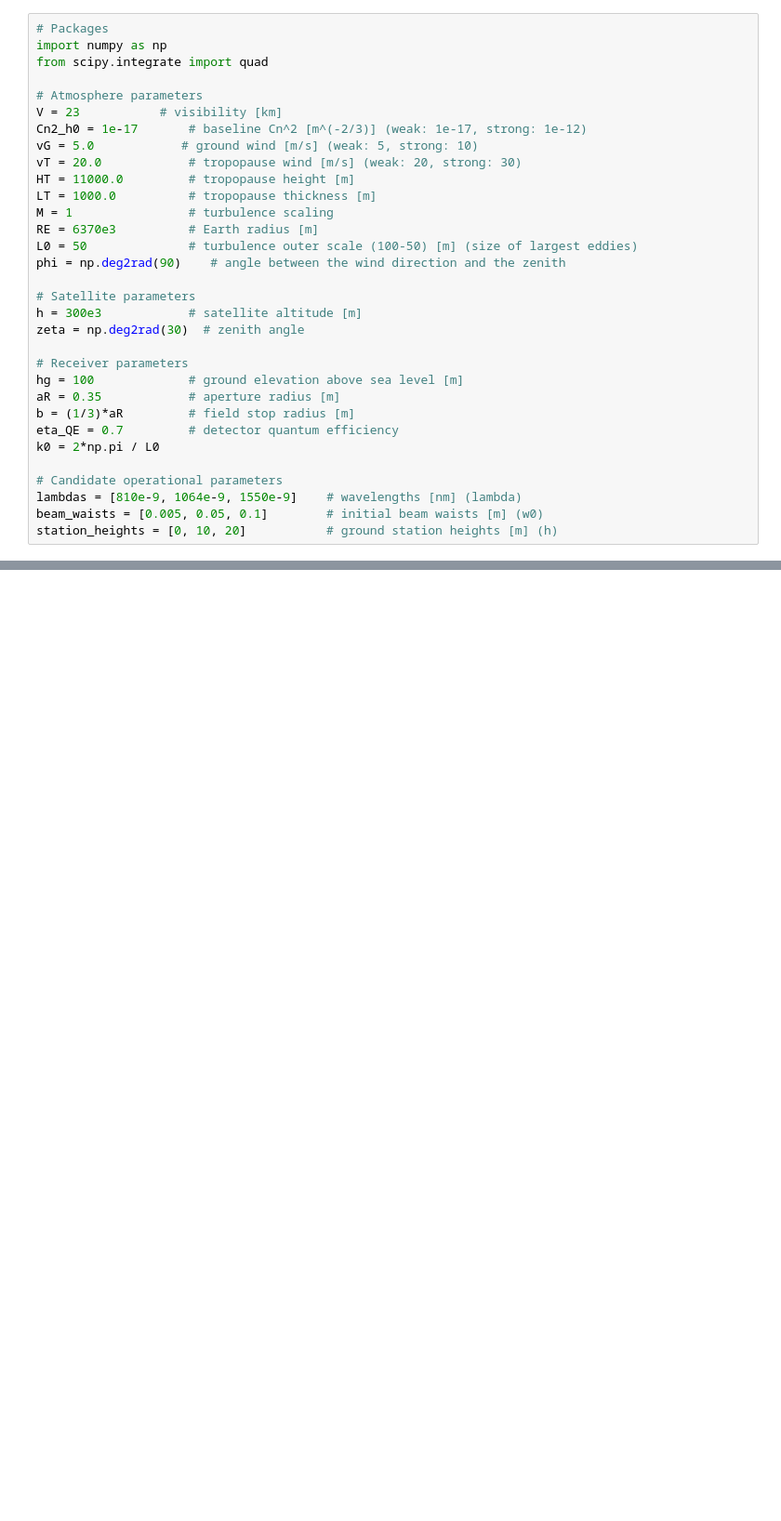
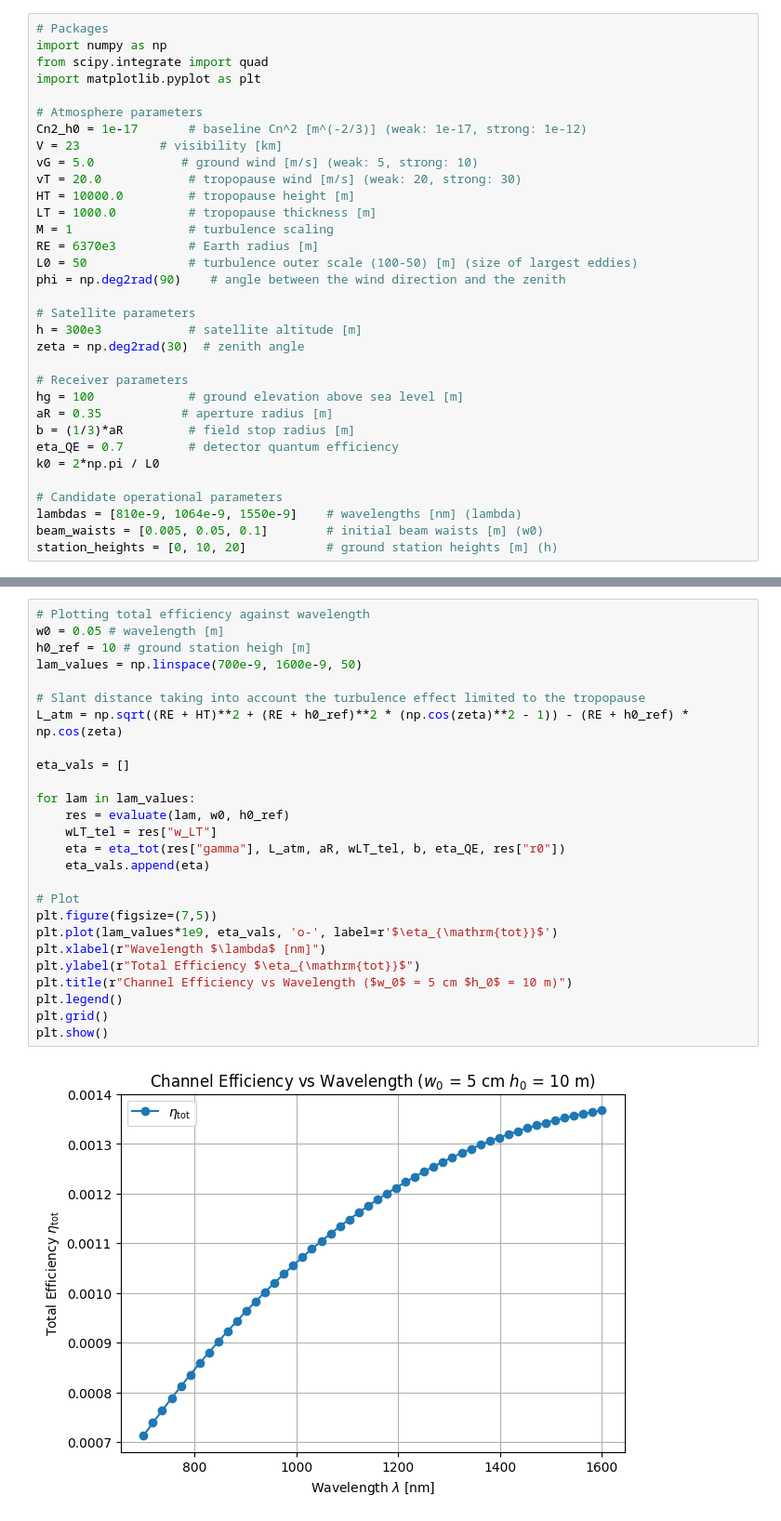
Before and after one commit to gehadibany/thesis_work, a Jupyter notebook: operational_parameters_selection.ipynb, the cells around one changed output, grey strips where cells are left out. Shown at 93% size. Cells and saved outputs as stored; diff of their text form; blank space fills up the shorter version.

Commit message:
Add the plotting cells

```diff
--- a/operational_parameters_selection.ipynb
+++ b/operational_parameters_selection.ipynb
@@ -2,13 +2,14 @@
 # Packages
 import numpy as np
 from scipy.integrate import quad
+import matplotlib.pyplot as plt
 
 # Atmosphere parameters
+Cn2_h0 = 1e-17       # baseline Cn^2 [m^(-2/3)] (weak: 1e-17, strong: 1e-12)
 V = 23           # visibility [km]
-Cn2_h0 = 1e-17       # baseline Cn^2 [m^(-2/3)] (weak: 1e-17, strong: 1e-12)
 vG = 5.0            # ground wind [m/s] (weak: 5, strong: 10)
 vT = 20.0            # tropopause wind [m/s] (weak: 20, strong: 30)
-HT = 11000.0         # tropopause height [m]
+HT = 10000.0         # tropopause height [m]
 LT = 1000.0          # tropopause thickness [m]
 M = 1                # turbulence scaling
 RE = 6370e3          # Earth radius [m]
@@ -21,7 +22,7 @@ zeta = np.deg2rad(30)  # zenith angle
 
 # Receiver parameters
 hg = 100             # ground elevation above sea level [m]
-aR = 0.35            # aperture radius [m]
+aR = 0.35           # aperture radius [m]
 b = (1/3)*aR         # field stop radius [m]
 eta_QE = 0.7         # detector quantum efficiency
 k0 = 2*np.pi / L0
@@ -176,0 +178,28 @@ for r in results:
+# %%
+# Plotting total efficiency against wavelength
+w0 = 0.05 # wavelength [m]
+h0_ref = 10 # ground station heigh [m]
+lam_values = np.linspace(700e-9, 1600e-9, 50)
+
+# Slant distance taking into account the turbulence effect limited to the tropopause
+L_atm = np.sqrt((RE + HT)**2 + (RE + h0_ref)**2 * (np.cos(zeta)**2 - 1)) - (RE + h0_ref) * np.cos(zeta)
+
+eta_vals = []
+
+for lam in lam_values:
+    res = evaluate(lam, w0, h0_ref)
+    wLT_tel = res["w_LT"]
+    eta = eta_tot(res["gamma"], L_atm, aR, wLT_tel, b, eta_QE, res["r0"])
+    eta_vals.append(eta)
+
+# Plot
+plt.figure(figsize=(7,5))
+plt.plot(lam_values*1e9, eta_vals, 'o-', label=r'$\eta_{\mathrm{tot}}$')
+plt.xlabel(r"Wavelength $\lambda$ [nm]")
+plt.ylabel(r"Total Efficiency $\eta_{\mathrm{tot}}$")
+plt.title(r"Channel Efficiency vs Wavelength ($w_0$ = 5 cm $h_0$ = 10 m)")
+plt.legend()
+plt.grid()
+plt.show()
+# %% [output]
+[figure, added]
```
Also changed, not shown: parts of 4 cells of this notebook.
